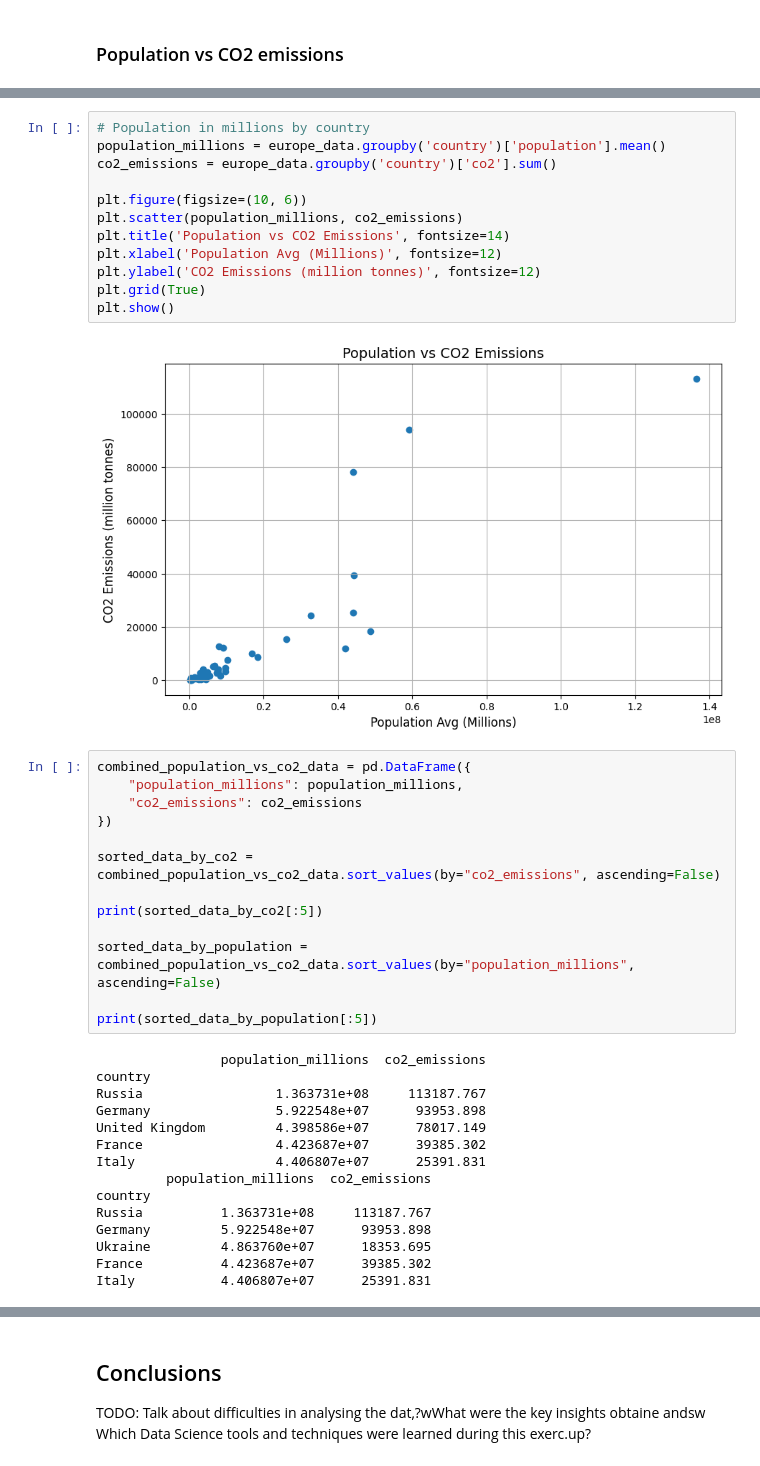
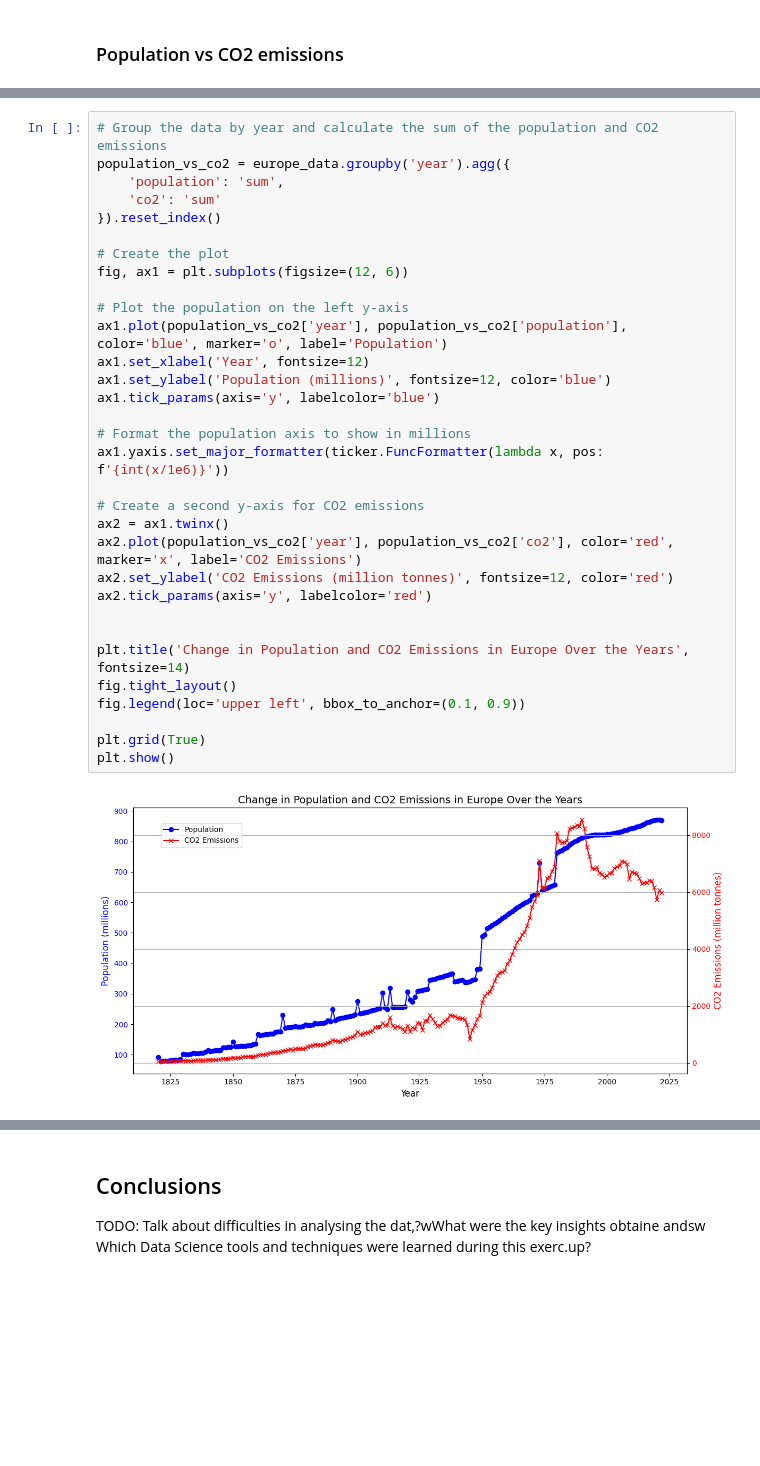
Before and after one commit to D4rkDu2t/DOPP_gp, a Jupyter notebook: dopp-assignment-2.ipynb, the cells around one changed output, grey strips where cells are left out. Cells and saved outputs as stored; diff of their text form; blank space fills up the shorter version.

```diff
--- a/dopp-assignment-2.ipynb
+++ b/dopp-assignment-2.ipynb
@@ -395,42 +537,34 @@ plt.show()
-# %%
-# Population in millions by country
-population_millions = europe_data.groupby('country')['population'].mean()
-co2_emissions = europe_data.groupby('country')['co2'].sum()
-
-plt.figure(figsize=(10, 6))
-plt.scatter(population_millions, co2_emissions)
-plt.title('Population vs CO2 Emissions', fontsize=14)
-plt.xlabel('Population Avg (Millions)', fontsize=12)
-plt.ylabel('CO2 Emissions (million tonnes)', fontsize=12)
-plt.grid(True)
-plt.show()
-# %% [output]
-[figure, removed]
-# %%
-combined_population_vs_co2_data = pd.DataFrame({
-    "population_millions": population_millions,
-    "co2_emissions": co2_emissions
-})
-
-sorted_data_by_co2 = combined_population_vs_co2_data.sort_values(by="co2_emissions", ascending=False)
-
-print(sorted_data_by_co2[:5])
-
-sorted_data_by_population = combined_population_vs_co2_data.sort_values(by="population_millions", ascending=False)
-
-print(sorted_data_by_population[:5])
-# %% [output]
-                population_millions  co2_emissions
-country
-Russia                 1.363731e+08     113187.767
-Germany                5.922548e+07      93953.898
-United Kingdom         4.398586e+07      78017.149
-France                 4.423687e+07      39385.302
-Italy                  4.406807e+07      25391.831
-         population_millions  co2_emissions
-country
-Russia          1.363731e+08     113187.767
-Germany         5.922548e+07      93953.898
-Ukraine         4.863760e+07      18353.695
-France          4.423687e+07      39385.302
-Italy           4.406807e+07      25391.831
+# %%
+# Group the data by year and calculate the sum of the population and CO2 emissions
+population_vs_co2 = europe_data.groupby('year').agg({
+    'population': 'sum',
+    'co2': 'sum'
+}).reset_index()
+
+# Create the plot
+fig, ax1 = plt.subplots(figsize=(12, 6))
+
+# Plot the population on the left y-axis
+ax1.plot(population_vs_co2['year'], population_vs_co2['population'], color='blue', marker='o', label='Population')
+ax1.set_xlabel('Year', fontsize=12)
+ax1.set_ylabel('Population (millions)', fontsize=12, color='blue')
+ax1.tick_params(axis='y', labelcolor='blue')
+
+# Format the population axis to show in millions
+ax1.yaxis.set_major_formatter(ticker.FuncFormatter(lambda x, pos: f'{int(x/1e6)}'))
+
+# Create a second y-axis for CO2 emissions
+ax2 = ax1.twinx()
+ax2.plot(population_vs_co2['year'], population_vs_co2['co2'], color='red', marker='x', label='CO2 Emissions')
+ax2.set_ylabel('CO2 Emissions (million tonnes)', fontsize=12, color='red')
+ax2.tick_params(axis='y', labelcolor='red')
+
+
+plt.title('Change in Population and CO2 Emissions in Europe Over the Years', fontsize=14)
+fig.tight_layout()
+fig.legend(loc='upper left', bbox_to_anchor=(0.1, 0.9))
+
+plt.grid(True)
+plt.show()
+# %% [output]
+[figure, added]
```
Also changed, not shown: parts of 32 cells of this notebook.
